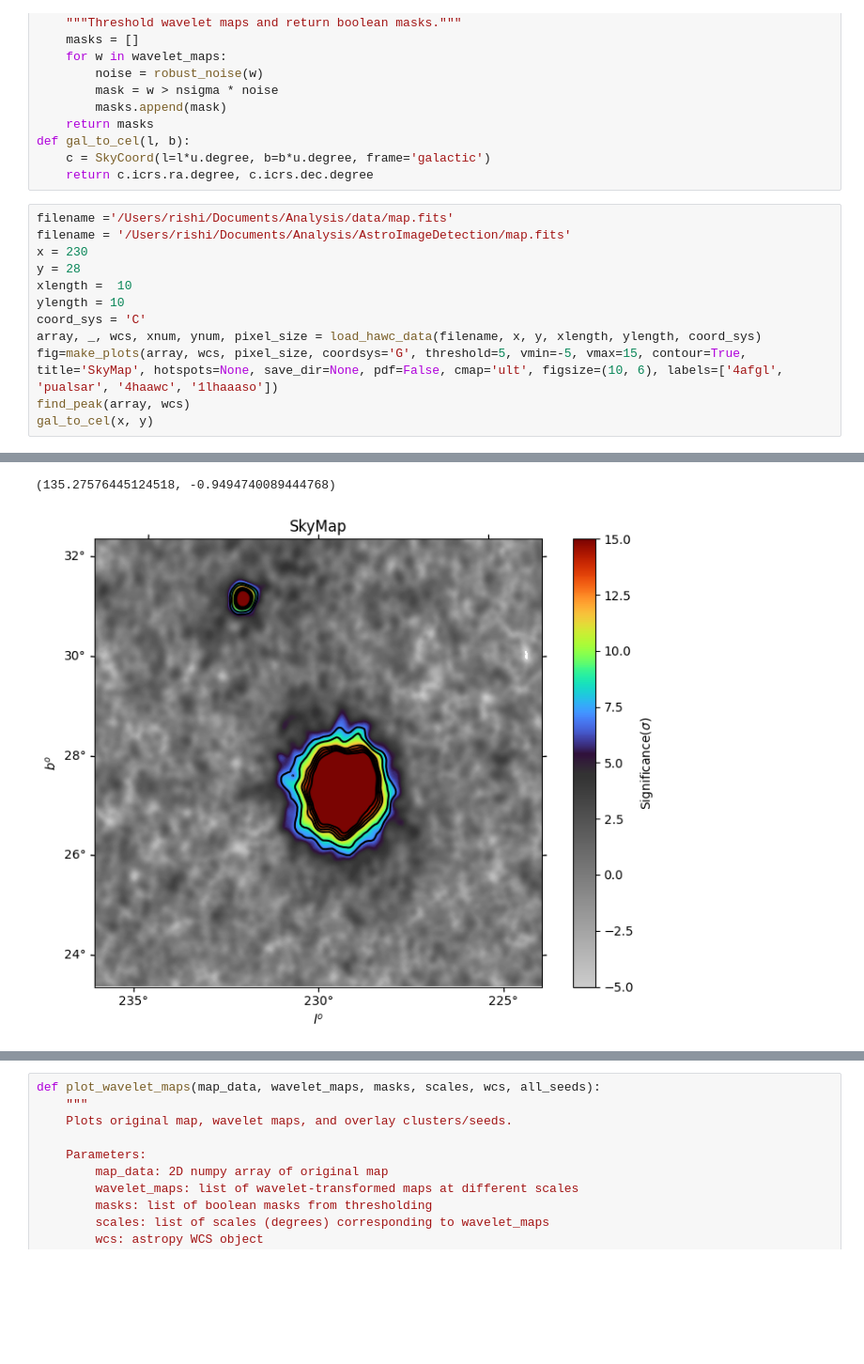
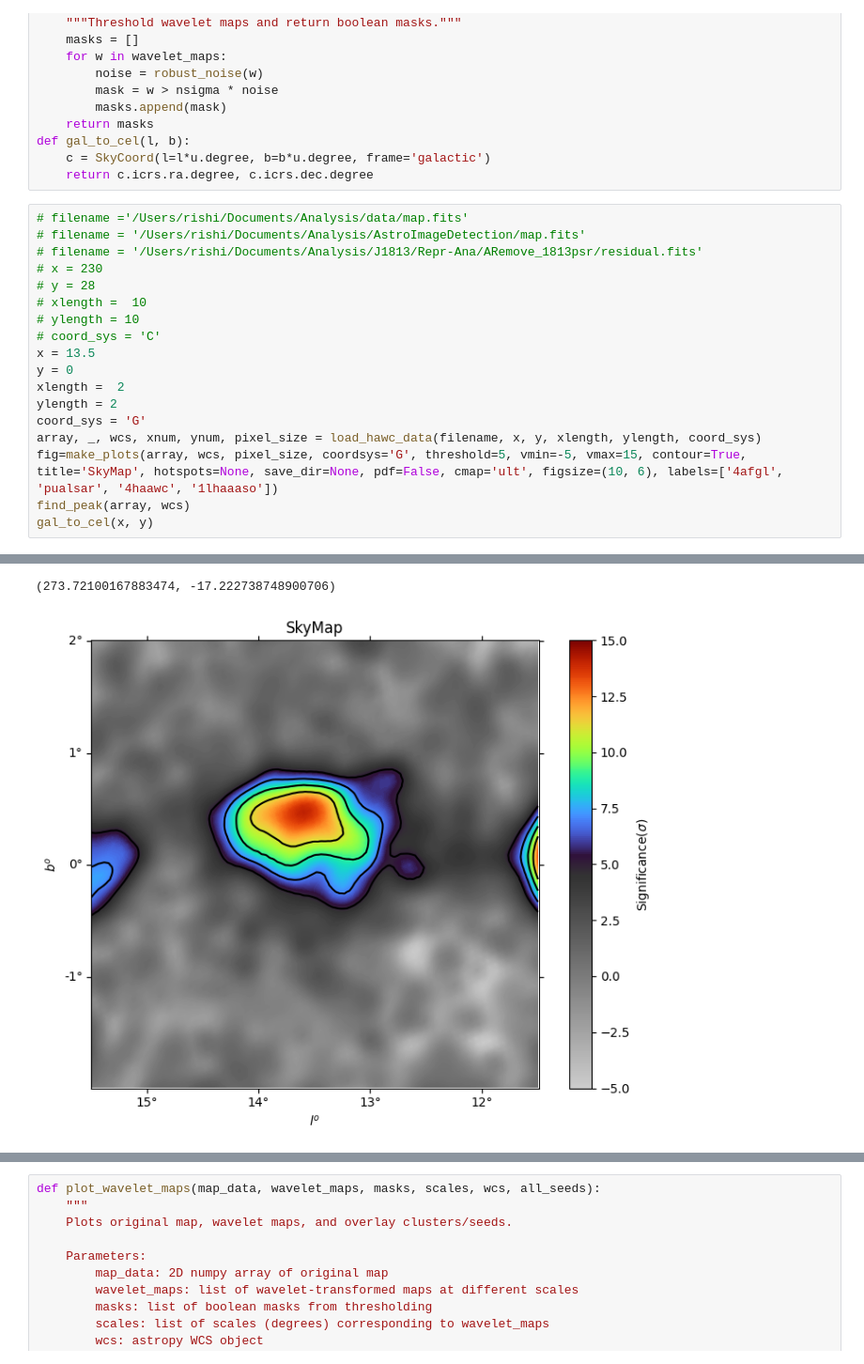
Before and after one commit to rishibbdb/AstroImageDetection, a Jupyter notebook: wavelet.ipynb, the cells around one changed output, grey strips where cells are left out. Shown at 94% size. Drawn from its saved outputs; the diff is of its cells as text; blank space fills up the shorter version.

```diff
--- a/wavelet.ipynb
+++ b/wavelet.ipynb
@@ -75,13 +72,19 @@ def gal_to_cel(l, b):
     c = SkyCoord(l=l*u.degree, b=b*u.degree, frame='galactic')
     return c.icrs.ra.degree, c.icrs.dec.degree
 # %%
-filename ='/Users/rishi/Documents/Analysis/data/map.fits'
-filename = '/Users/rishi/Documents/Analysis/AstroImageDetection/map.fits'
-x = 230
-y = 28
-xlength =  10
-ylength = 10
-coord_sys = 'C'
+# filename ='/Users/rishi/Documents/Analysis/data/map.fits'
+# filename = '/Users/rishi/Documents/Analysis/AstroImageDetection/map.fits'
+# filename = '/Users/rishi/Documents/Analysis/J1813/Repr-Ana/ARemove_1813psr/residual.fits'
+# x = 230
+# y = 28
+# xlength =  10
+# ylength = 10
+# coord_sys = 'C'
+x = 13.5
+y = 0
+xlength =  2
+ylength = 2
+coord_sys = 'G'
 array, _, wcs, xnum, ynum, pixel_size = load_hawc_data(filename, x, y, xlength, ylength, coord_sys)
 fig=make_plots(array, wcs, pixel_size, coordsys='G', threshold=5, vmin=-5, vmax=15, contour=True, title='SkyMap', hotspots=None, save_dir=None, pdf=False, cmap='ult', figsize=(10, 6), labels=['4afgl', 'pualsar', '4haawc', '1lhaaaso'])
 find_peak(array, wcs)
@@ -109,3 +112,3 @@ Peak intensity value: 33.67956430348725
-(135.27576445124518, -0.9494740089444768)
+(273.72100167883474, -17.222738748900706)
-[figure, old version]
+[figure, new version]
 # %%
```
Also changed, not shown: parts of 6 cells of this notebook, 5 other files.
